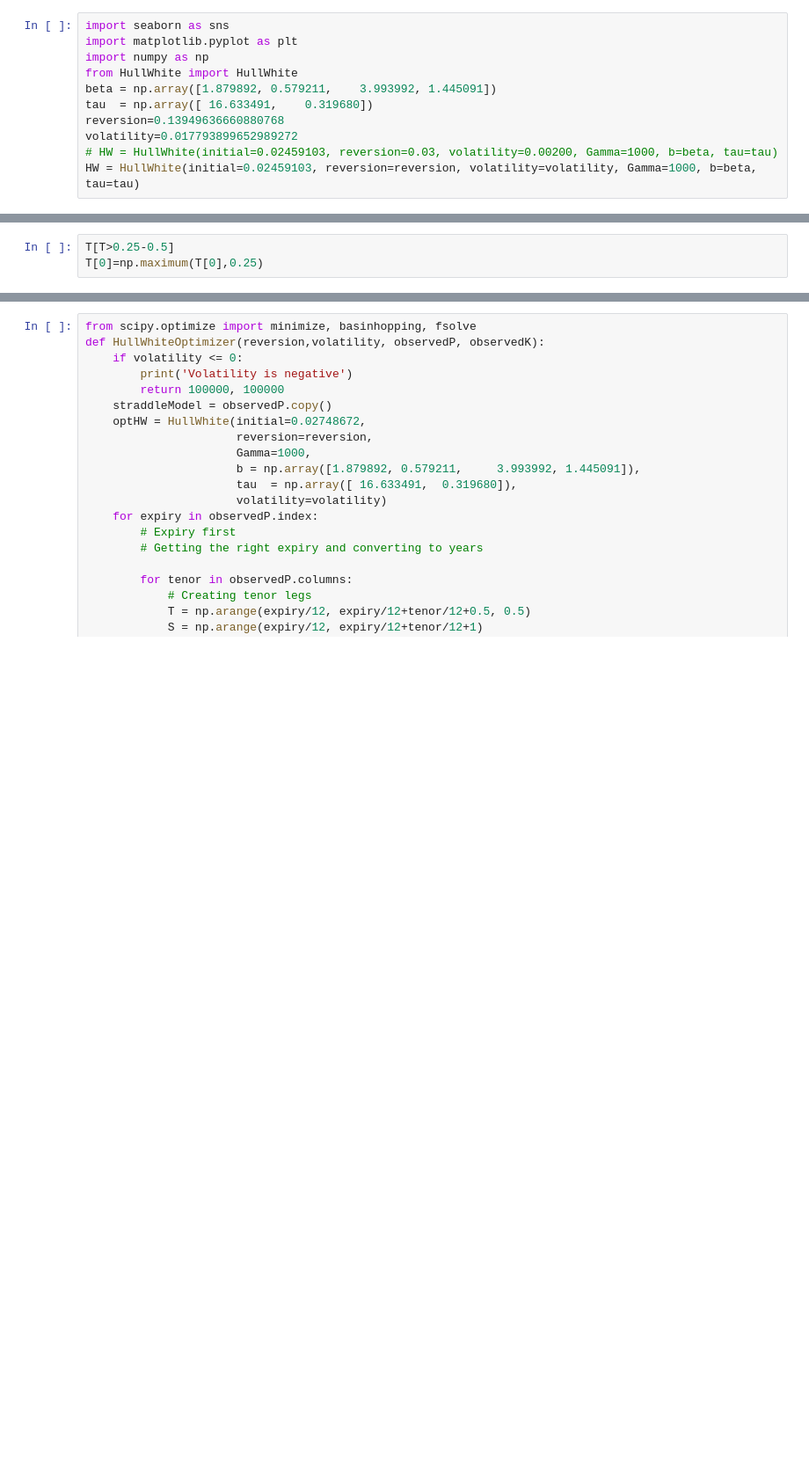
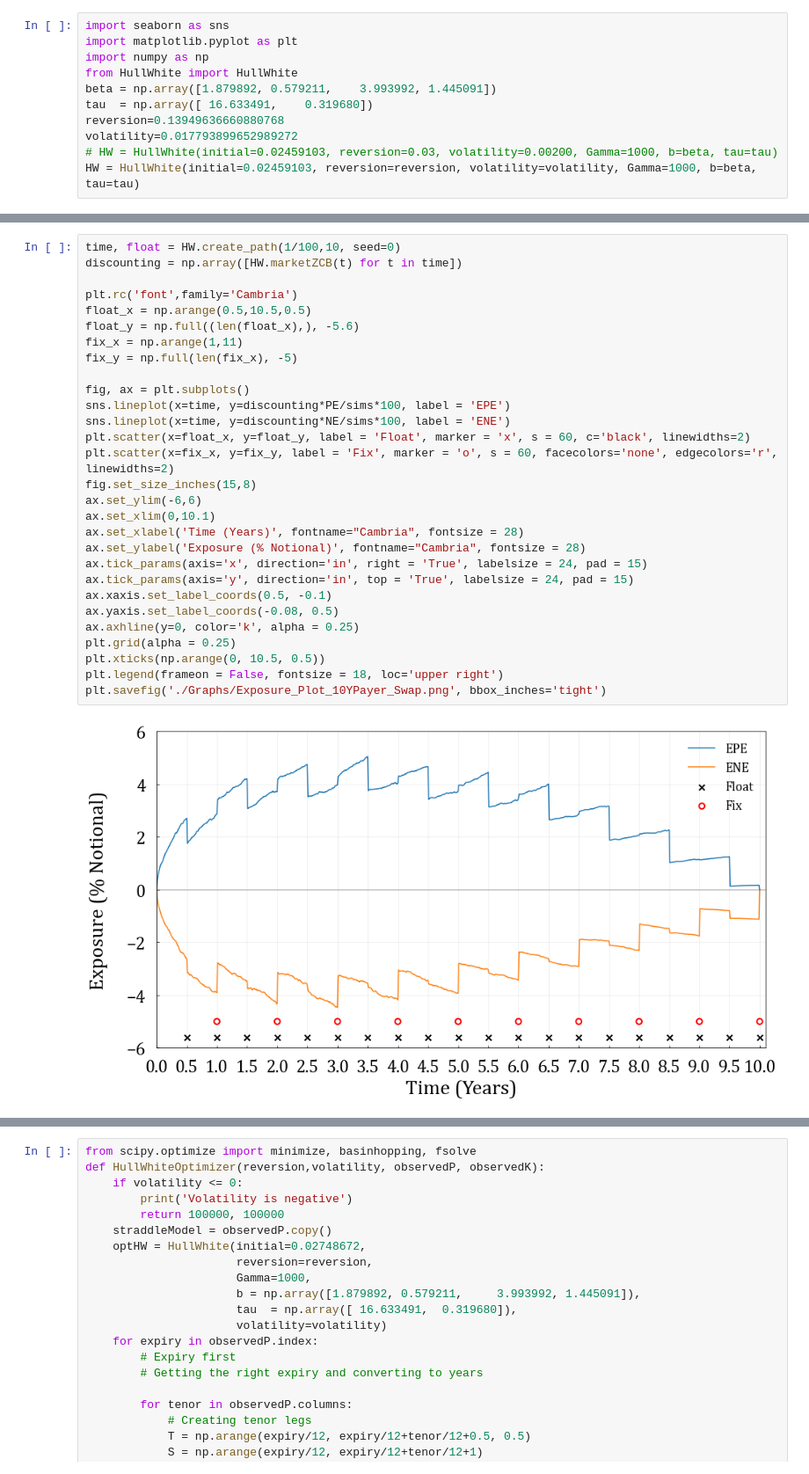
Before and after one commit to Eskild-afk/MasterThesis, a Jupyter notebook: quikMaths.ipynb, the cells around one changed output, grey strips where cells are left out. Shown at 88% size. Drawn from its saved outputs; the diff is of its cells as text; blank space fills up the shorter version.

```diff
--- a/quikMaths.ipynb
+++ b/quikMaths.ipynb
@@ -30,3 +25,0 @@ HW.ZCB(0.0,1)-HW.ZCB(0.03,1)
-# %%
-T[T>0.25-0.5]
-T[0]=np.maximum(T[0],0.25)
@@ -76,0 +76,31 @@ B/A
+# %%
+time, float = HW.create_path(1/100,10, seed=0)
+discounting = np.array([HW.marketZCB(t) for t in time])
+
+plt.rc('font',family='Cambria')
+float_x = np.arange(0.5,10.5,0.5)
+float_y = np.full((len(float_x),), -5.6)
+fix_x = np.arange(1,11)
+fix_y = np.full(len(fix_x), -5)
+
+fig, ax = plt.subplots()
+sns.lineplot(x=time, y=discounting*PE/sims*100, label = 'EPE')
+sns.lineplot(x=time, y=discounting*NE/sims*100, label = 'ENE')
+plt.scatter(x=float_x, y=float_y, label = 'Float', marker = 'x', s = 60, c='black', linewidths=2)
+plt.scatter(x=fix_x, y=fix_y, label = 'Fix', marker = 'o', s = 60, facecolors='none', edgecolors='r', linewidths=2)
+fig.set_size_inches(15,8)
+ax.set_ylim(-6,6)
+ax.set_xlim(0,10.1)
+ax.set_xlabel('Time (Years)', fontname="Cambria", fontsize = 28)
+ax.set_ylabel('Exposure (% Notional)', fontname="Cambria", fontsize = 28)
+ax.tick_params(axis='x', direction='in', right = 'True', labelsize = 24, pad = 15)
+ax.tick_params(axis='y', direction='in', top = 'True', labelsize = 24, pad = 15)
+ax.xaxis.set_label_coords(0.5, -0.1)
+ax.yaxis.set_label_coords(-0.08, 0.5)
+ax.axhline(y=0, color='k', alpha = 0.25)
+plt.grid(alpha = 0.25)
+plt.xticks(np.arange(0, 10.5, 0.5))
+plt.legend(frameon = False, fontsize = 18, loc='upper right')
+plt.savefig('./Graphs/Exposure_Plot_10YPayer_Swap.png', bbox_inches='tight')
+# %% [output]
+[figure, added]
```
Also changed, not shown: parts of 13 cells of this notebook, 15 other files.
